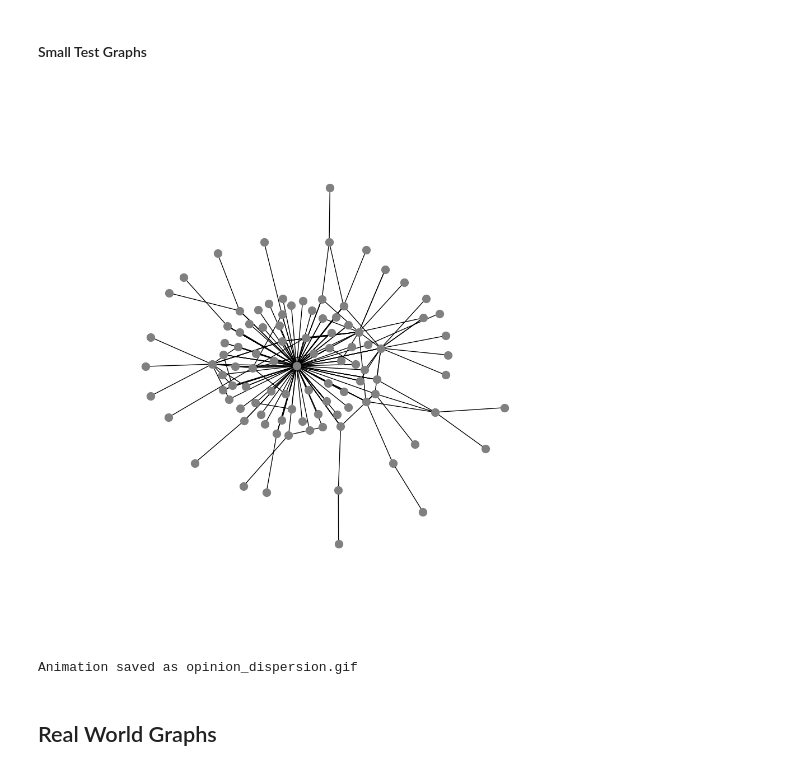
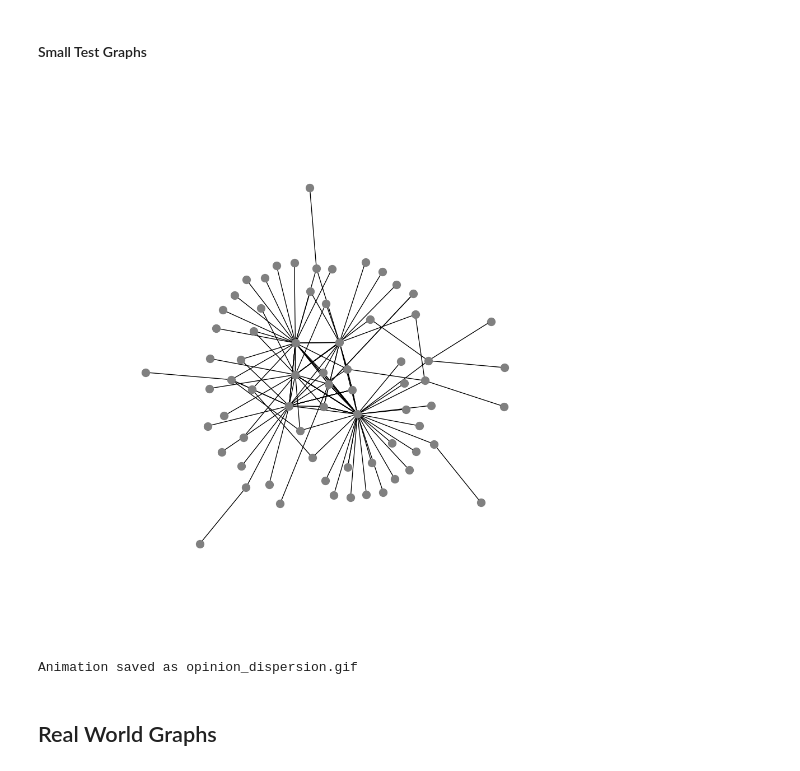
Before and after one commit to glodimendes/politics-and-social-media, a Jupyter notebook: network_analysis/opinion_propagation.ipynb, the cells around one changed output. Saved outputs shown, nothing was run; the diff lists cells and outputs as text; code cells hidden in the pictures.

```diff
--- a/network_analysis/opinion_propagation.ipynb
+++ b/network_analysis/opinion_propagation.ipynb
@@ -60,10 +60,27 @@ def calc_diversity_index(G: nx.Graph):
 # %% [markdown]
 #### Simulation Logic
 # %%
+def calc_opinion_diversity(G: nx.Graph):
+    opinion_count = {}
+    for node in G.nodes():
+        opinion = str(G.nodes[node]['opinion'])
+        if opinion not in opinion_count:
+            opinion_count[opinion] = 0
+        opinion_count[opinion] += 1
+
+    total_nodes = G.number_of_nodes()
+    diversity_index = sum((count / total_nodes) ** 2 for count in opinion_count.values())
+    return 1 - diversity_index
+
+def kumulative_opinion_diversity(G: nx.Graph, it_counter:int, index_sum: list):
+    return index_sum / it_counter
+
+
 def init_opinions(G: nx.Graph, num_opinions: int = 2):
     # initialize the graph with random opinions
     for node in G.nodes():
         G.nodes[node]['opinion'] = np.random.randint(0, num_opinions)
+    G.graph['diversity_index_sum'] = 0
     return G
 
 def iterate_dispersion(G: nx.Graph, opinion_counter, r):
@@ -84,9 +101,12 @@ def iterate_dispersion(G: nx.Graph, opinion_counter, r):
 def simulate_opinion_dispersion(G: nx.Graph, iterations: int = 100, num_opinions: int = 2, r: float = 0.05):
     G = init_opinions(G, num_opinions)
     opinion_counter = it.count(num_opinions)
-    for _ in range(iterations):
+    for i in range(iterations):
         G = iterate_dispersion(G, opinion_counter, r)
-    return G
+        diversity_index = calc_opinion_diversity(G)
+        G.graph['diversity_index_sum'] += diversity_index
+        kum_diversity_index = kumulative_opinion_diversity(G, i + 1, G.graph['diversity_index_sum'])
+    return G, kum_diversity_index
 # %% [markdown]
 #### Simulation Animation
 # %%
@@ -101,7 +121,7 @@ def animate_simulation(G: nx.Graph, iterations: int = 100, fps: int = 1, num_opi
 
     opinion_counter = it.count(num_opinions)
     graph_plt = nx.draw(G, pos, ax, arrows=False, node_color="grey", edge_color="black", with_labels=False, node_size=100)
-
+    text_plt = ax.text(0, 0, "")
 
     def init(G):
         G = init_opinions(G, num_opinions)
@@ -117,6 +137,11 @@ def animate_simulation(G: nx.Graph, iterations: int = 100, fps: int = 1, num_opi
         G = iterate_dispersion(G, opinion_counter, r)
         colors = get_colors(G)
         graph_plt.set_color(colors)
+
+        diversity_index = calc_opinion_diversity(G)
+        G.graph['diversity_index_sum'] += diversity_index
+        kum_diversity_index = kumulative_opinion_diversity(G, i + 1, G.graph['diversity_index_sum'])
+        text_plt.set_text(f"Iteration: {i+1}\n$\Delta (G): {diversity_index:.2f}$\n $\Delta_\infty (G): {kum_diversity_index:.2f}$")
         return graph_plt
 
     ani = animation.FuncAnimation(
@@ -138,14 +163,14 @@ def save_animation(ani, filename: str = "opinion_dispersion.gif"):
 # %%
 # G = create_network_graph(num_nodes=10)
 # G = init_opinions(G, num_opinions=2)
 # opinion_counter = it.count(2)
 # G = iterate_dispersion(G, opinion_counter, 0.2)
 
-G = create_network_graph(num_nodes=100)
-ani = animate_simulation(G, iterations=300, fps=10, num_opinions=2, r=0.02)
+G = create_network_graph(num_nodes=70)
+ani = animate_simulation(G, iterations=300, fps=10, num_opinions=2, r=0.01)
 save_animation(ani, filename="opinion_dispersion.gif")
 # %% [output]
-[figure, old version]
+[figure, new version]
 Animation saved as opinion_dispersion.gif
 # %% [markdown]
 ## Real World Graphs
```
Also changed, not shown: parts of 3 cells of this notebook.
